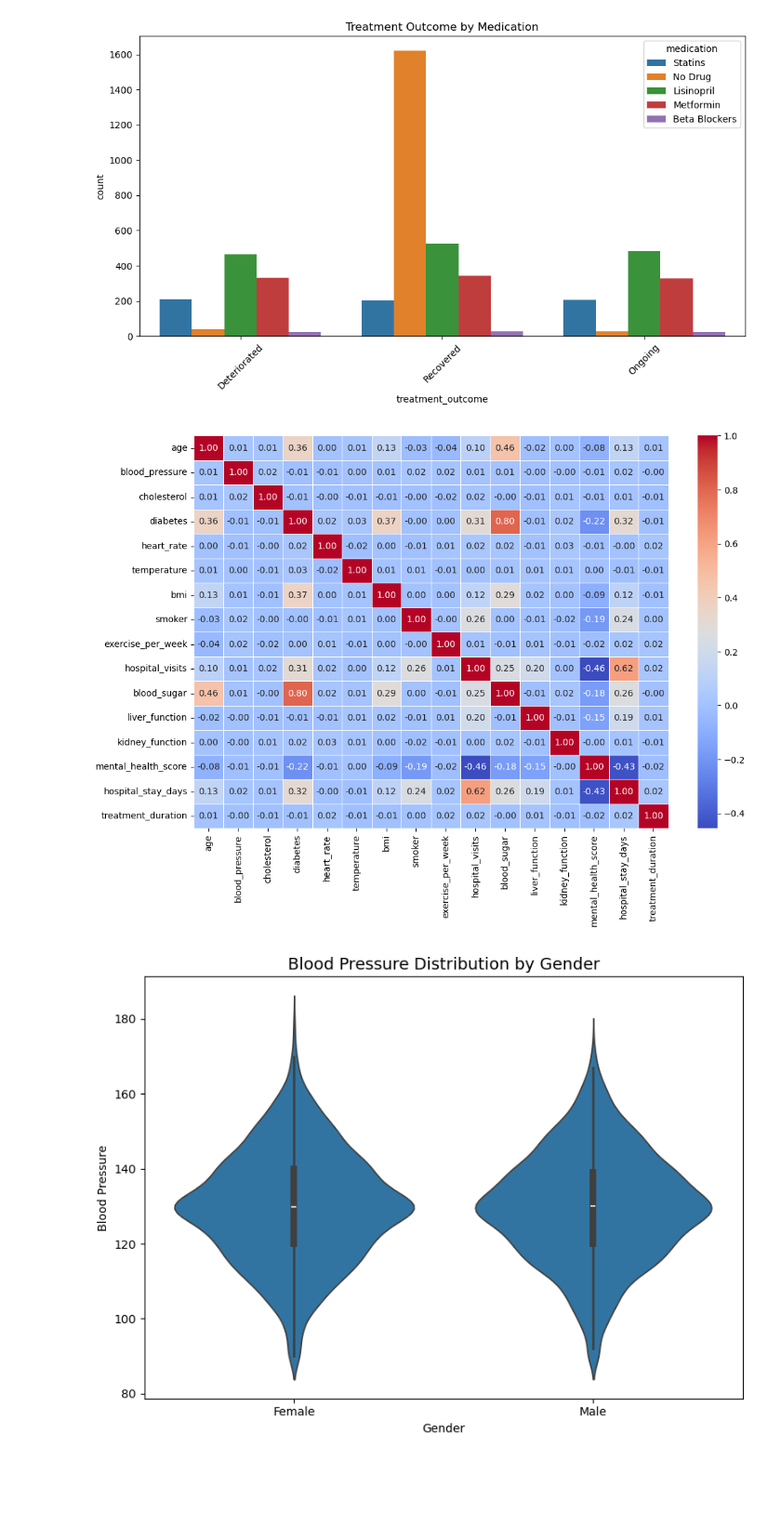
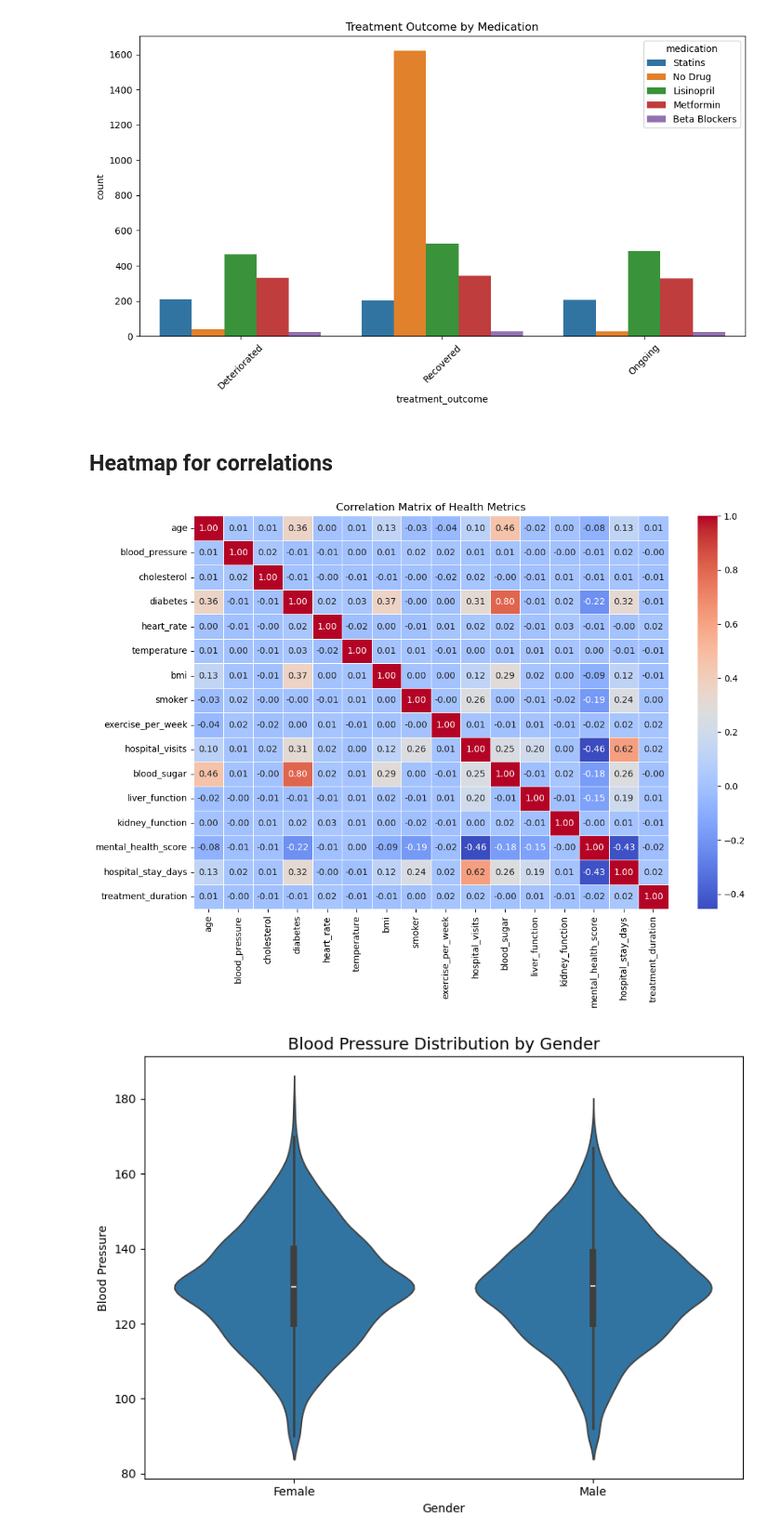
Before and after one commit to ayman-yasser/DEPI_final_project-Healthcare-Predictive-Analytics, a Jupyter notebook: data_cleaning_and_viz.ipynb, the cells around one changed output. Shown at 93% size. Drawn from its saved outputs; the diff is of its cells as text; code cells hidden in the pictures; blank space fills up the shorter version.

Commit message:
Code organization & Adding features & visualizations

```diff
--- a/data_cleaning_and_viz.ipynb
+++ b/data_cleaning_and_viz.ipynb
@@ -86,5 +96,3 @@ Unique values in 'gender':
 
 Unique values in 'treatment_outcome':
 ['Deteriorated' 'Recovered' 'Ongoing']
-# %%
-df = df.drop(columns = ["patient_name"])
@@ -118,5 +132,5 @@ df = df.dropna(subset=['treatment_start'])
 
 df['treatment_duration'] = (df['treatment_end'] - df['treatment_start']).dt.days
 
-# delete treatment_end , treatment_start columns
-df = df.drop(columns=['treatment_start', 'treatment_end'])
+# delete treatment_end , treatment_start columns , patient_name
+df = df.drop(columns=['treatment_start', 'treatment_end' , 'patient_name'])
@@ -176,7 +159,4 @@ df['blood_pressure'] = df.groupby(['age_bin', 'bmi_bin', 'gender'])['blood_press
 df["cholesterol"] = df.groupby(["gender", "age_bin", "bmi_bin"])["cholesterol"].transform(lambda x: x.fillna(x.median()))
 
 # fillna in alcohol_intake column
-df["alcohol_intake"] = df["alcohol_intake"].fillna("Low")
-
-# delete binnig
-df = df.drop(columns=['age_bin', 'bmi_bin'])
+df["alcohol_intake"] = df["alcohol_intake"].fillna(df["alcohol_intake"].mode()[0])
@@ -265,24 +298,27 @@ plt.tight_layout()
 plt.show()
 # %% [output]
 [figure]
+# %% [markdown]
+## Heatmap for correlations
 # %%
 plt.figure(figsize=(12, 8))
 sns.heatmap(
     df.select_dtypes(include='number').corr(),
     annot=True,
     cmap='coolwarm',
     fmt=".2f",
     linewidths=0.5
 )
+plt.title("Correlation Matrix of Health Metrics")
 plt.show()
 #من الصورة تحت
 #في ترابط بين عمود blood_sugar& diabetes بمعامل 0.8
 #hospital_visits & hospital_stay_days معامل 0.62
 # age & blood_sugar  0.46
 # haspital_visits & mental_health_score -0.46
 #mental_health_score & hospital_stay_days -0.43
 # %% [output]
-[figure, old version]
+[figure, new version]
 # %%
 
 plt.figure(figsize=(8, 6))
```
Also changed, not shown: parts of 33 cells of this notebook.
